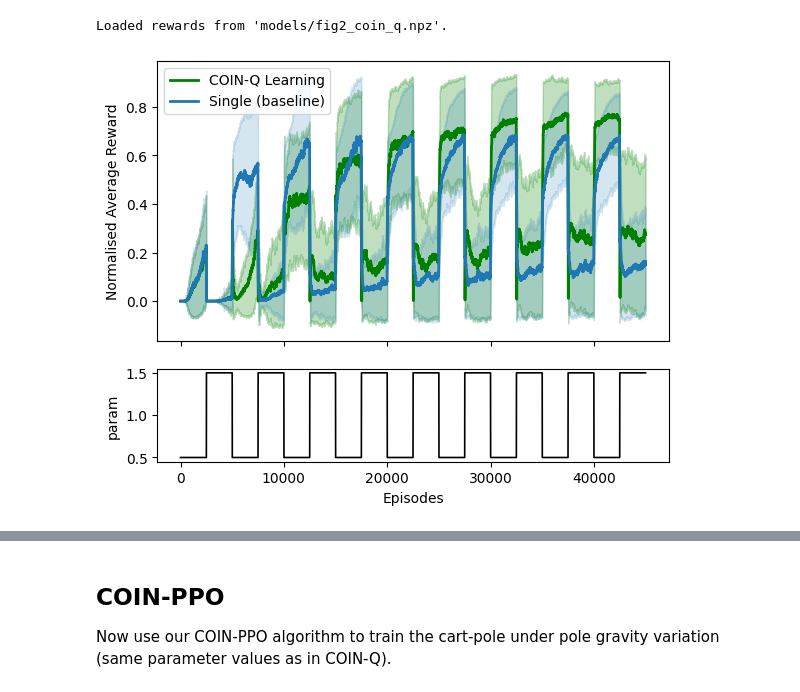
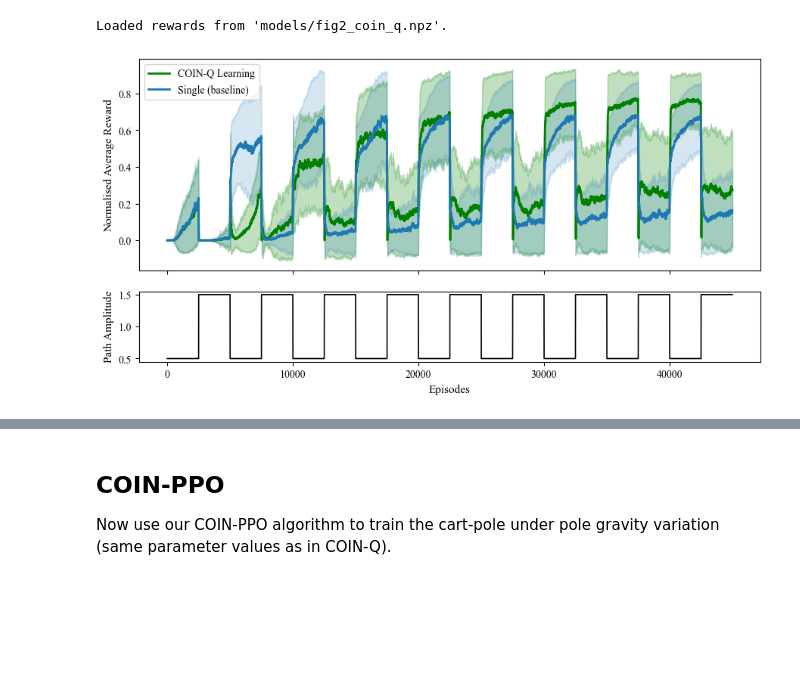
Before and after one commit to RichieRich2569/COINRL, a Jupyter notebook: figures.ipynb, the cells around one changed output, grey strips where cells are left out. Cells and saved outputs as stored; diff of their text form; code cells hidden in the pictures; blank space fills up the shorter version.

Commit message:
Finish Figure 2; Display MountainCar path at amplitudes 0.5 and 1.5

```diff
--- a/figures.ipynb
+++ b/figures.ipynb
@@ -657,33 +654,47 @@ norm_coin_s   = moving_average(norm_coin, window=smooth_window)
 std_coin_s    = moving_average(norm_std_coin, window=smooth_window)
 
 norm_single_s = moving_average(norm_single, window=smooth_window)
 std_single_s  = moving_average(norm_std_single, window=smooth_window)
 
 # --- Plot ---
 x = np.arange(len(norm_coin_s))
 
+# Figure styling
+plt.rcParams.update({
+    "font.family": "Times New Roman",
+    "font.size": 11,
+    "axes.labelsize": 11,
+    "axes.titlesize": 11,
+    "legend.fontsize": 10,
+    "xtick.labelsize": 10,
+    "ytick.labelsize": 10,
+    "axes.linewidth": 0.8,
+})
+
 fig, (ax0, ax1) = plt.subplots(
-    2, 1, figsize=(6.6, 5.2), sharex=True,
+    2, 1, figsize=(10.6, 5.2), sharex=True,
     gridspec_kw={"height_ratios": [3, 1], "hspace": 0.15}
 )
 
 # COIN
 ax0.plot(x, norm_coin_s, label="COIN-Q Learning", color="green", linewidth=2)
 ax0.fill_between(x, norm_coin_s - std_coin_s, norm_coin_s + std_coin_s,
                  color="green", alpha=0.25)
 
 # SINGLE
 ax0.plot(x, norm_single_s, label="Single (baseline)", color="tab:blue", linewidth=2)
 ax0.fill_between(x, norm_single_s - std_single_s, norm_single_s + std_single_s,
                  color="tab:blue", alpha=0.18)
 
 ax0.set_ylabel("Normalised Average Reward")
 ax0.legend(loc="best")
 
 ax1.plot(np.arange(len(params)), params, color="black", linewidth=1.2)
 ax1.set_xlabel("Episodes")
-ax1.set_ylabel("param")
+ax1.set_ylabel("Path Amplitude")
+
+plt.savefig("figures/fig2.svg", dpi=300, bbox_inches="tight")
 
 plt.show()
 # %% [output]
-[figure, old version]
+[figure, new version]
```
Also changed, not shown: parts of 10 cells of this notebook, 3 other files.
